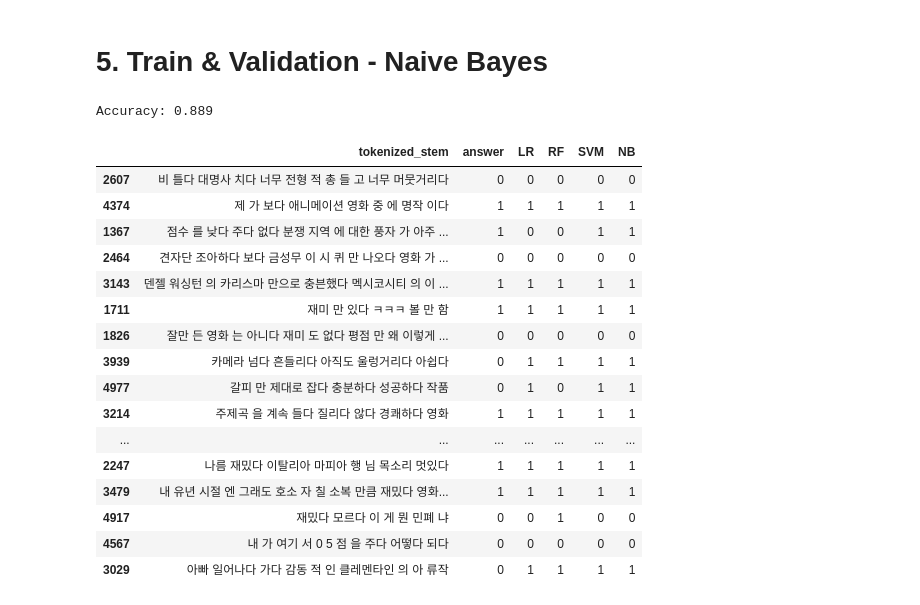
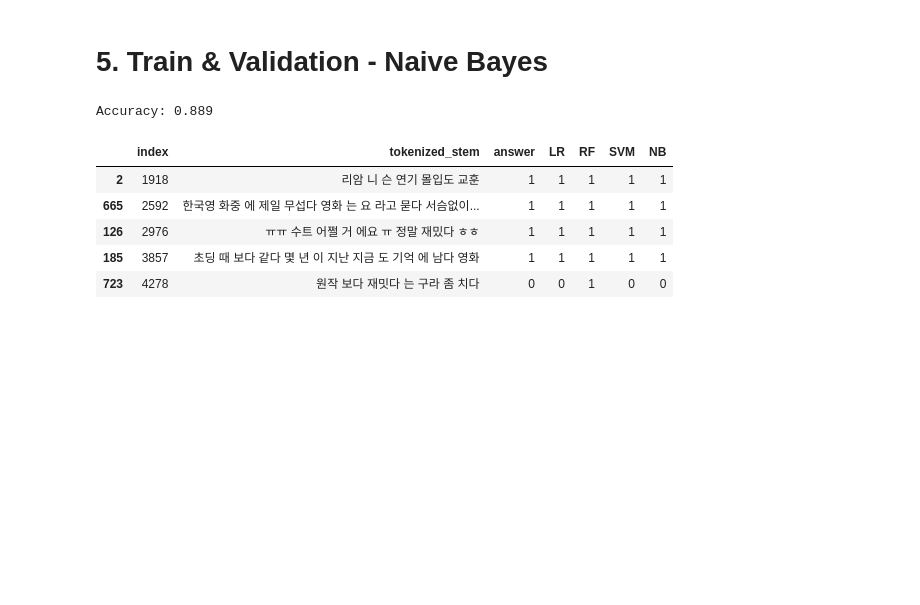
Before and after one commit to leejonghyeong/MovieSentimentalAnalysis, a Jupyter notebook: Sentimental_Analysis.ipynb, the cells around one changed output. Drawn from its saved outputs; the diff is of its cells as text; code cells hidden in the pictures; blank space fills up the shorter version.

```diff
--- a/Sentimental_Analysis.ipynb
+++ b/Sentimental_Analysis.ipynb
@@ -264,23 +256,11 @@ print(f"Accuracy: {NB.score(X_eval, y_eval)}" )
 Accuracy: 0.889
 # %%
 df.loc[:,'NB'] = predicted
+df.sample(5)
+# %% [output]
+|  | index | tokenized_stem | answer | LR | RF | SVM | NB |
+| 2 | 1918 | 리암 니 슨 연기 몰입도 교훈 | 1 | 1 | 1 | 1 | 1 |
+| 665 | 2592 | 한국영 화중 에 제일 무섭다 영화 는 요 라고 묻다 서슴없이... | 1 | 1 | 1 | 1 | 1 |
+| 126 | 2976 | ㅠㅠ 수트 어쩔 거 에요 ㅠ 정말 재밌다 ㅎㅎ | 1 | 1 | 1 | 1 | 1 |
+| 185 | 3857 | 초딩 때 보다 같다 몇 년 이 지난 지금 도 기억 에 남다 영화 | 1 | 1 | 1 | 1 | 1 |
+| 723 | 4278 | 원작 보다 재밋다 는 구라 좀 치다 | 0 | 0 | 1 | 0 | 0 |
-# %%
-df.sample(20)
-# %% [output]
-|  | tokenized_stem | answer | LR | RF | SVM | NB |
-| 2607 | 비 틀다 대명사 치다 너무 전형 적 총 들 고 너무 머뭇거리다 | 0 | 0 | 0 | 0 | 0 |
-| 4374 | 제 가 보다 애니메이션 영화 중 에 명작 이다 | 1 | 1 | 1 | 1 | 1 |
-| 1367 | 점수 를 낮다 주다 없다 분쟁 지역 에 대한 풍자 가 아주 ... | 1 | 0 | 0 | 1 | 1 |
-| 2464 | 견자단 조아하다 보다 금성무 이 시 퀴 만 나오다 영화 가 ... | 0 | 0 | 0 | 0 | 0 |
-| 3143 | 덴젤 워싱턴 의 카리스마 만으로 충븐했다 멕시코시티 의 이 ... | 1 | 1 | 1 | 1 | 1 |
-| 1711 | 재미 만 있다 ㅋㅋㅋ 볼 만 함 | 1 | 1 | 1 | 1 | 1 |
-| 1826 | 잘만 든 영화 는 아니다 재미 도 없다 평점 만 왜 이렇게 ... | 0 | 0 | 0 | 0 | 0 |
-| 3939 | 카메라 넘다 흔들리다 아직도 울렁거리다 아쉽다 | 0 | 1 | 1 | 1 | 1 |
-| 4977 | 갈피 만 제대로 잡다 충분하다 성공하다 작품 | 0 | 1 | 0 | 1 | 1 |
-| 3214 | 주제곡 을 계속 들다 질리다 않다 경쾌하다 영화 | 1 | 1 | 1 | 1 | 1 |
-| ... | ... | ... | ... | ... | ... | ... |
-| 2247 | 나름 재밌다 이탈리아 마피아 행 님 목소리 멋있다 | 1 | 1 | 1 | 1 | 1 |
-| 3479 | 내 유년 시절 엔 그래도 호소 자 칠 소복 만큼 재밌다 영화... | 1 | 1 | 1 | 1 | 1 |
-| 4917 | 재밌다 모르다 이 게 뭔 민폐 냐 | 0 | 0 | 1 | 0 | 0 |
-| 4567 | 내 가 여기 서 0 5 점 을 주다 어떻다 되다 | 0 | 0 | 0 | 0 | 0 |
-| 3029 | 아빠 일어나다 가다 감동 적 인 클레멘타인 의 아 류작 | 0 | 1 | 1 | 1 | 1 |
```
Also changed, not shown: parts of 20 cells of this notebook.
